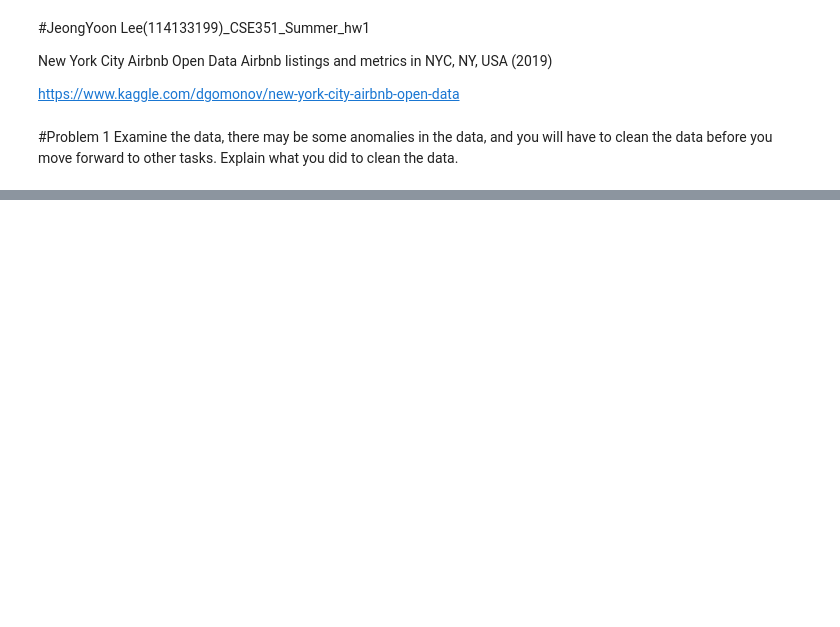
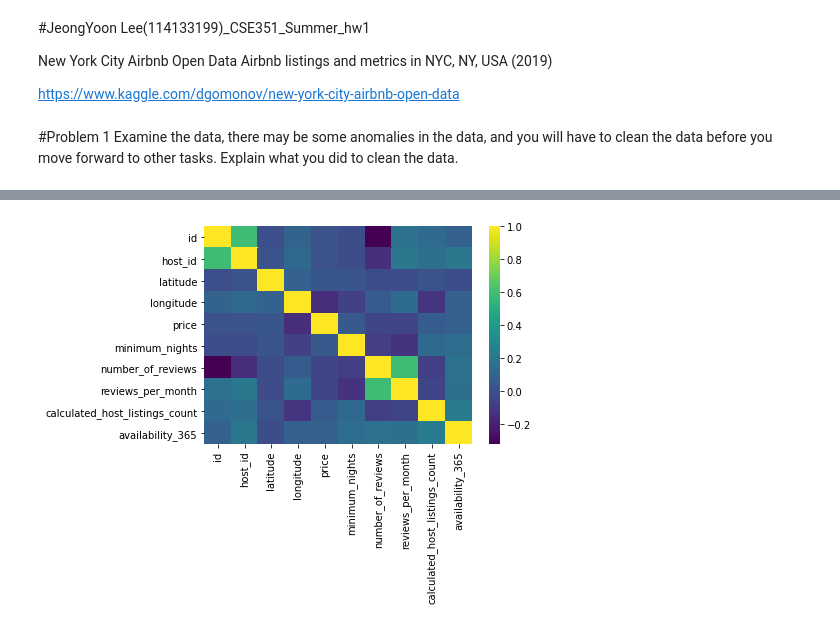
Before and after one commit to JeongYoon-L/Analysis-NYC-Airbnb-open-data, a Jupyter notebook: cse351_hw1_Lee_JeongYoon_114133199.ipynb, the cells around one changed output, grey strips where cells are left out. Saved outputs shown, nothing was run; the diff lists cells and outputs as text; code cells hidden in the pictures; blank space fills up the shorter version.

```diff
--- a/cse351_hw1_Lee_JeongYoon_114133199.ipynb
+++ b/cse351_hw1_Lee_JeongYoon_114133199.ipynb
@@ -23,0 +447,4 @@ data.head()
+# %%
+import scipy.stats as stats
+corr = data_normalize.corr(method = 'pearson')
+corr
@@ -23,0 +463,6 @@ data.head()
+# %%
+import seaborn as sns
+sns.heatmap(corr, cmap='viridis')
+plt.show()
+# %% [output]
+[figure, added]
```
Also changed, not shown: parts of 94 cells of this notebook.
